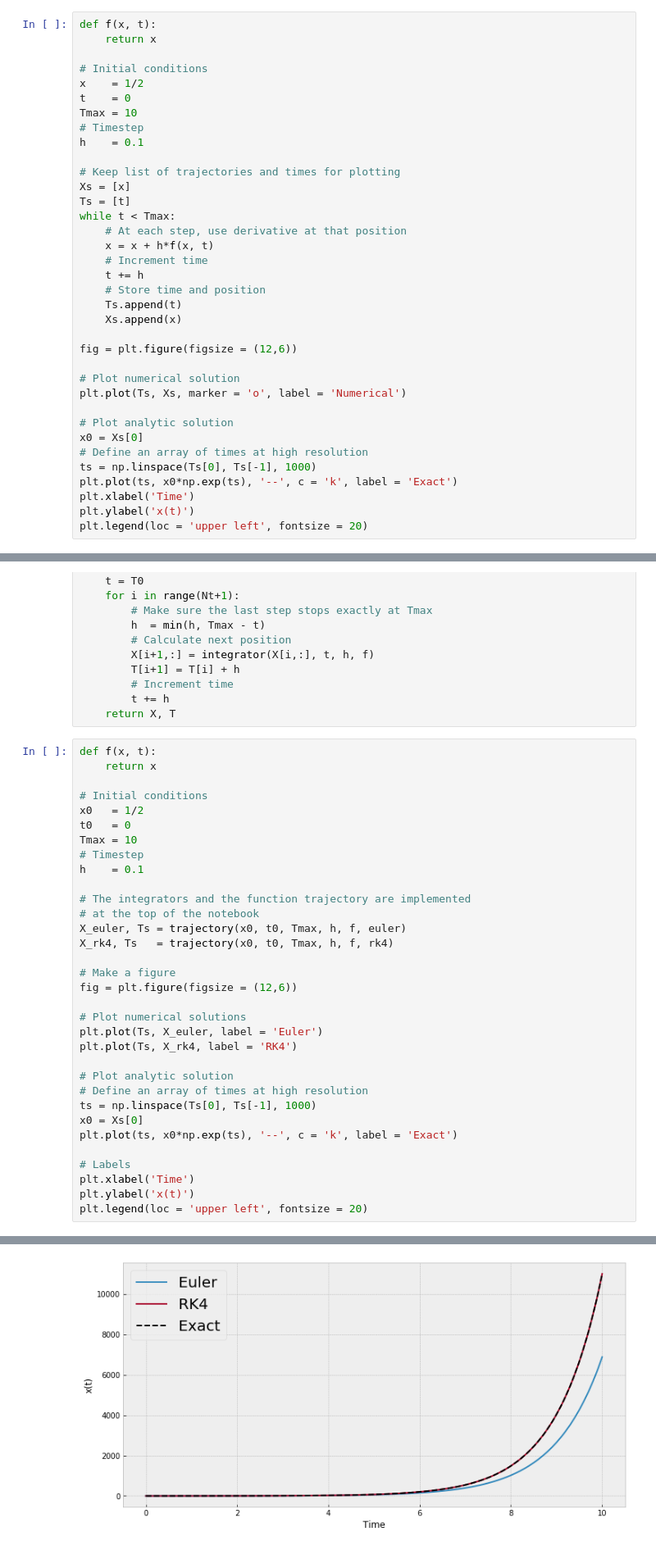
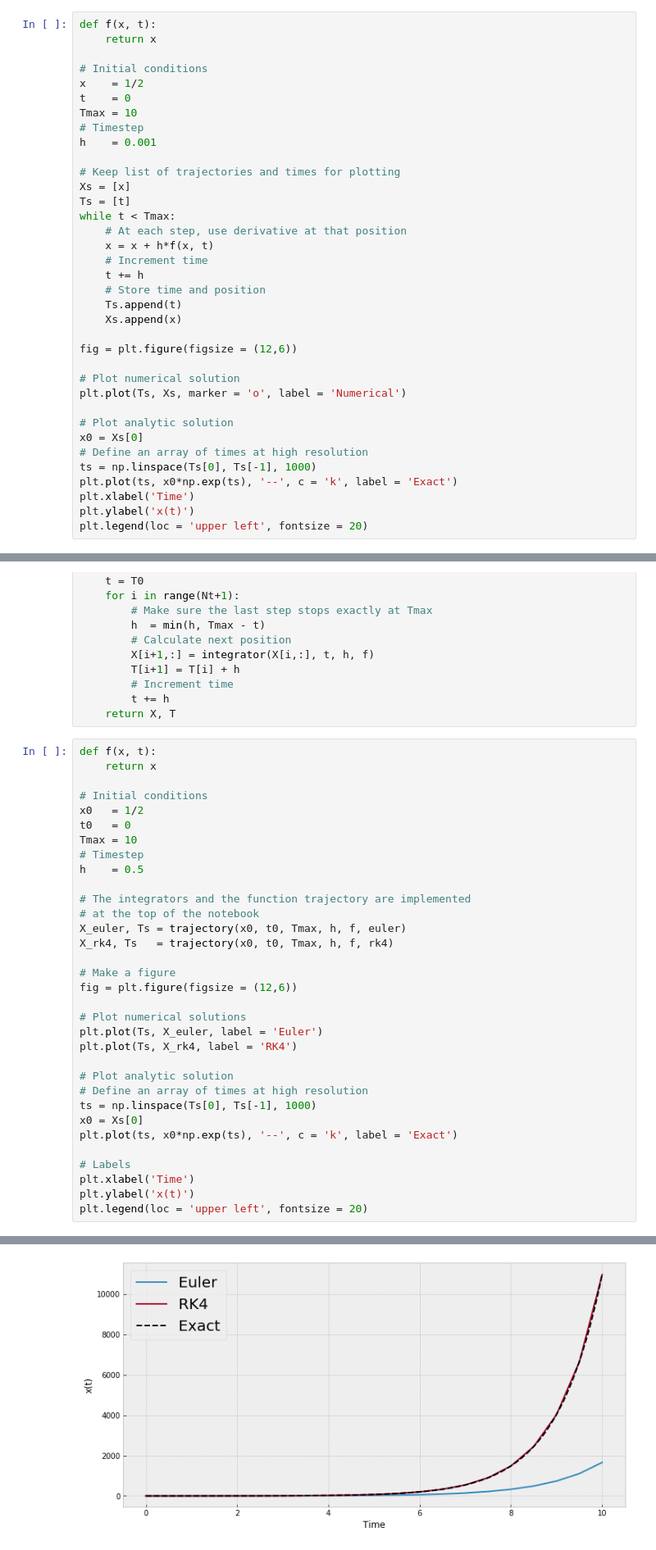
Before and after one commit to nordam/ComputationalPhysics, a Jupyter notebook: Notebooks/ODE.ipynb, the cells around one changed output, grey strips where cells are left out. Shown at 82% size. Drawn from its saved outputs; the diff is of its cells as text.

```diff
--- a/Notebooks/ODE.ipynb
+++ b/Notebooks/ODE.ipynb
@@ -23,7 +23,7 @@ x    = 1/2
 t    = 0
 Tmax = 10
 # Timestep
-h    = 0.1
+h    = 0.001
 
 # Keep list of trajectories and times for plotting
 Xs = [x]
@@ -149,35 +150,35 @@ def f(x, t):
 # Initial conditions
 x0   = 1/2
 t0   = 0
 Tmax = 10
 # Timestep
-h    = 0.1
+h    = 0.5
 
 # The integrators and the function trajectory are implemented
 # at the top of the notebook
 X_euler, Ts = trajectory(x0, t0, Tmax, h, f, euler)
 X_rk4, Ts   = trajectory(x0, t0, Tmax, h, f, rk4)
 
 # Make a figure
 fig = plt.figure(figsize = (12,6))
 
 # Plot numerical solutions
 plt.plot(Ts, X_euler, label = 'Euler')
 plt.plot(Ts, X_rk4, label = 'RK4')
 
 # Plot analytic solution
 # Define an array of times at high resolution
 ts = np.linspace(Ts[0], Ts[-1], 1000)
 x0 = Xs[0]
 plt.plot(ts, x0*np.exp(ts), '--', c = 'k', label = 'Exact')
 
 # Labels
 plt.xlabel('Time')
 plt.ylabel('x(t)')
 plt.legend(loc = 'upper left', fontsize = 20)
 # %% [output]
 <matplotlib.legend.Legend at 0x...>
-[figure, old version]
+[figure, new version]
 # %% [markdown]
 # Example 3 - Error as function of timestep
 
```
Also changed, not shown: parts of 9 cells of this notebook.
